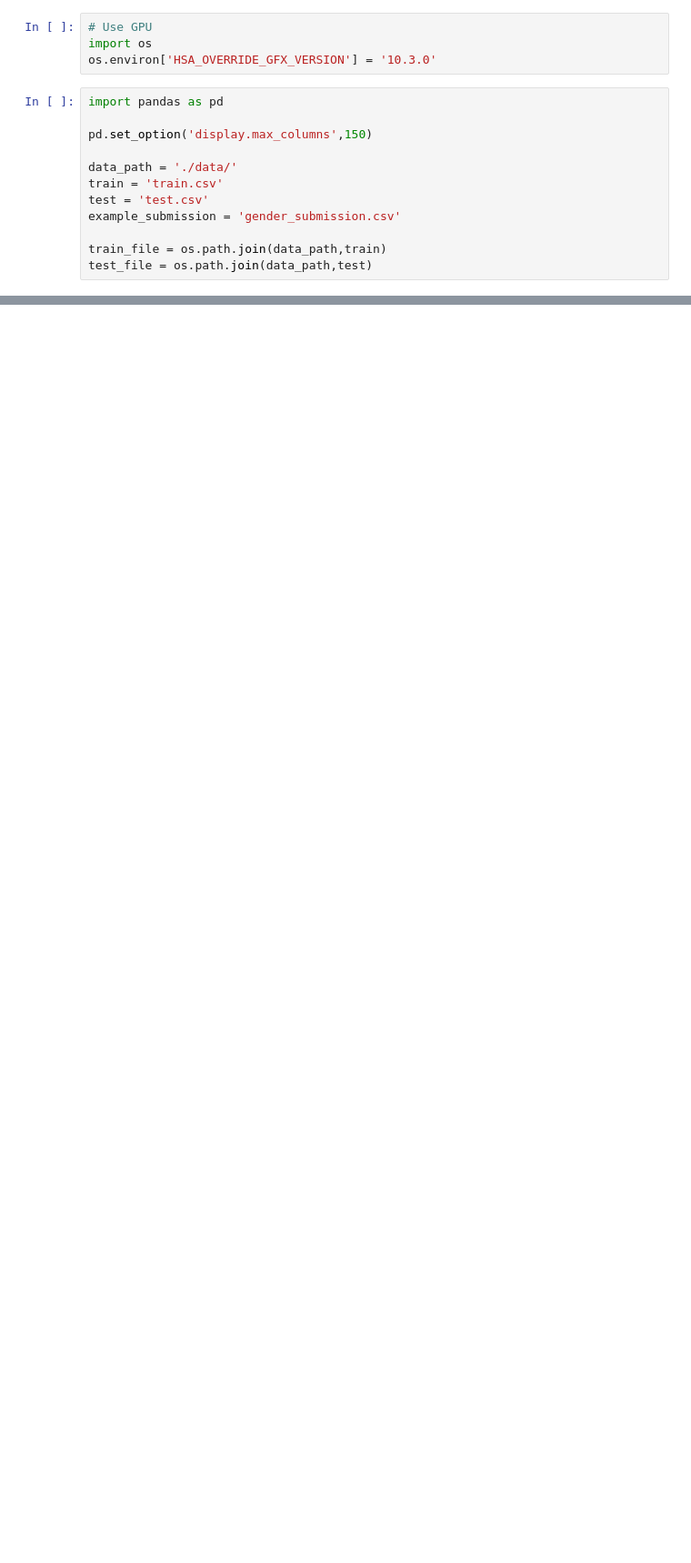
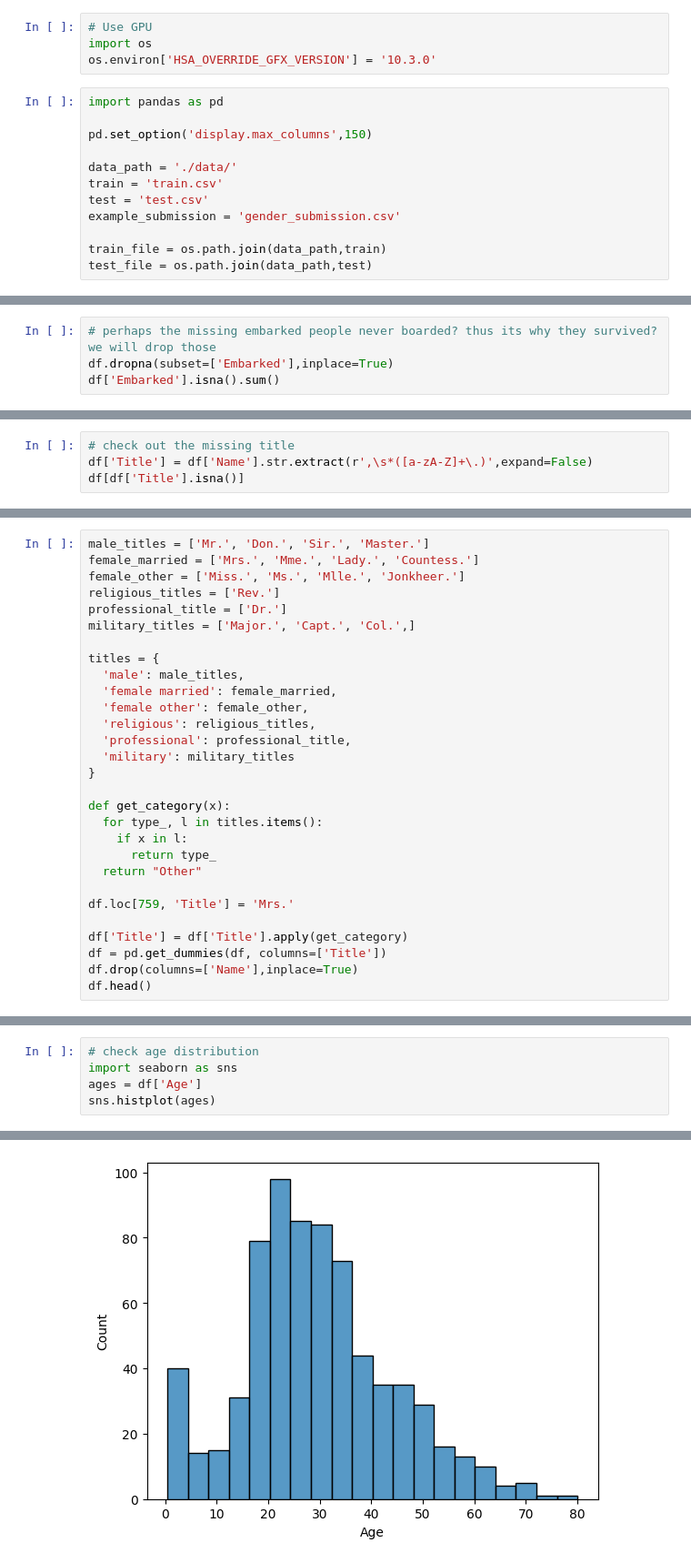
Before and after one commit to lucriver/kaggle-challenges, a Jupyter notebook: titanic/work.ipynb, the cells around one changed output, grey strips where cells are left out. Shown at 91% size. Saved outputs shown, nothing was run; the diff lists cells and outputs as text; blank space fills up the shorter version.

```diff
--- a/titanic/work.ipynb
+++ b/titanic/work.ipynb
@@ -61,0 +79,4 @@ df.head()
+# %%
+# perhaps the missing embarked people never boarded? thus its why they survived? we will drop those
+df.dropna(subset=['Embarked'],inplace=True)
+df['Embarked'].isna().sum()
@@ -61,0 +111,4 @@ df.head()
+# %%
+# check out the missing title
+df['Title'] = df['Name'].str.extract(r',\s*([a-zA-Z]+\.)',expand=False)
+df[df['Title'].isna()]
@@ -61,0 +118,29 @@ df.head()
+# %%
+male_titles = ['Mr.', 'Don.', 'Sir.', 'Master.']
+female_married = ['Mrs.', 'Mme.', 'Lady.', 'Countess.']
+female_other = ['Miss.', 'Ms.', 'Mlle.', 'Jonkheer.']
+religious_titles = ['Rev.']
+professional_title = ['Dr.']
+military_titles = ['Major.', 'Capt.', 'Col.',]
+
+titles = {
+  'male': male_titles,
+  'female married': female_married,
+  'female other': female_other,
+  'religious': religious_titles,
+  'professional': professional_title,
+  'military': military_titles
+}
+
+def get_category(x):
+  for type_, l in titles.items():
+    if x in l:
+      return type_
+  return "Other"
+
+df.loc[759, 'Title'] = 'Mrs.'
+
+df['Title'] = df['Title'].apply(get_category)
+df = pd.get_dummies(df, columns=['Title'])
+df.drop(columns=['Name'],inplace=True)
+df.head()
@@ -61,0 +154,6 @@ df.head()
+# %%
+# check age distribution
+import seaborn as sns
+ages = df['Age']
+sns.histplot(ages)
+# %% [output]
@@ -61,0 +161 @@ df.head()
+[figure, added]
```
Also changed, not shown: parts of 23 cells of this notebook, 4 other files.
